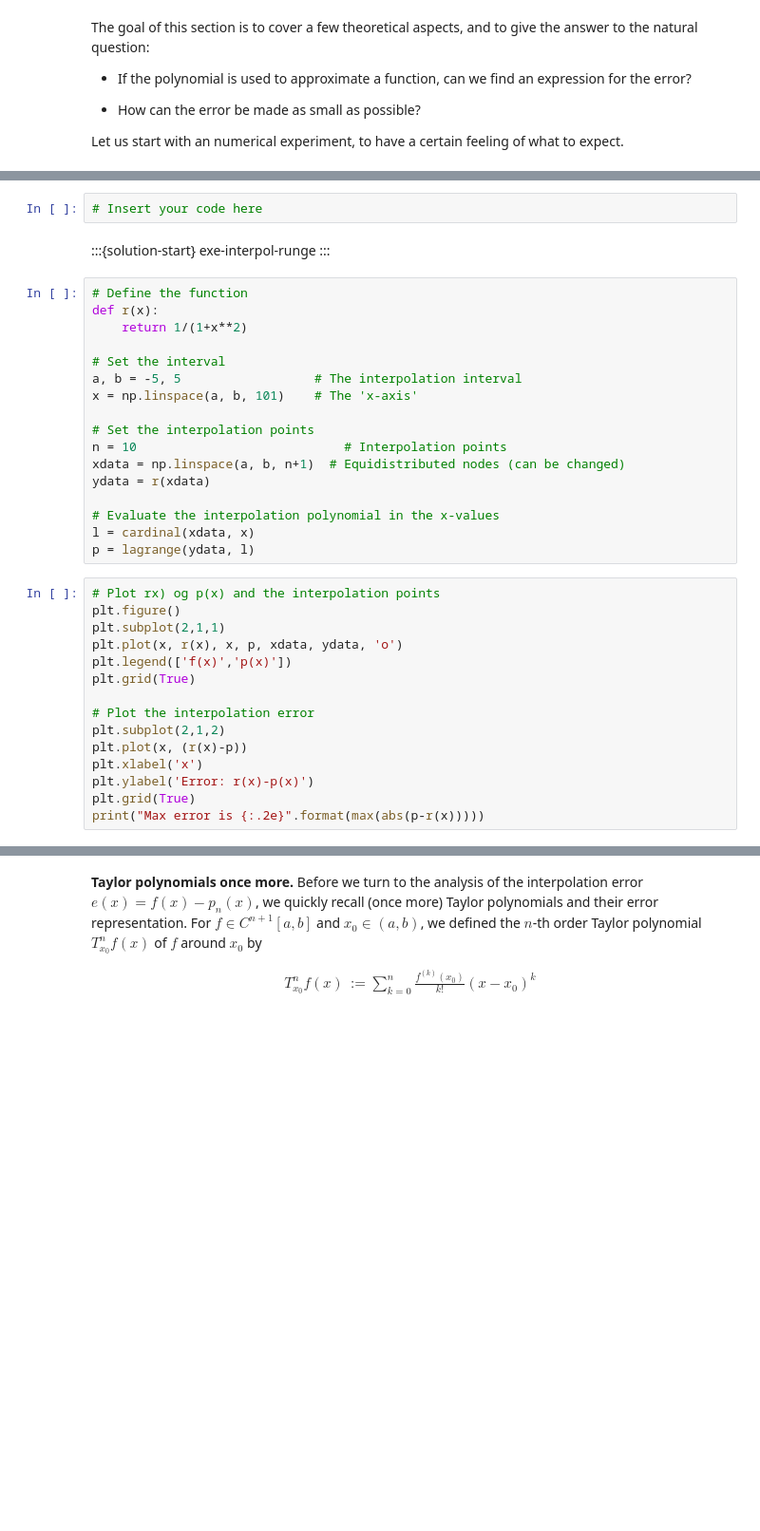
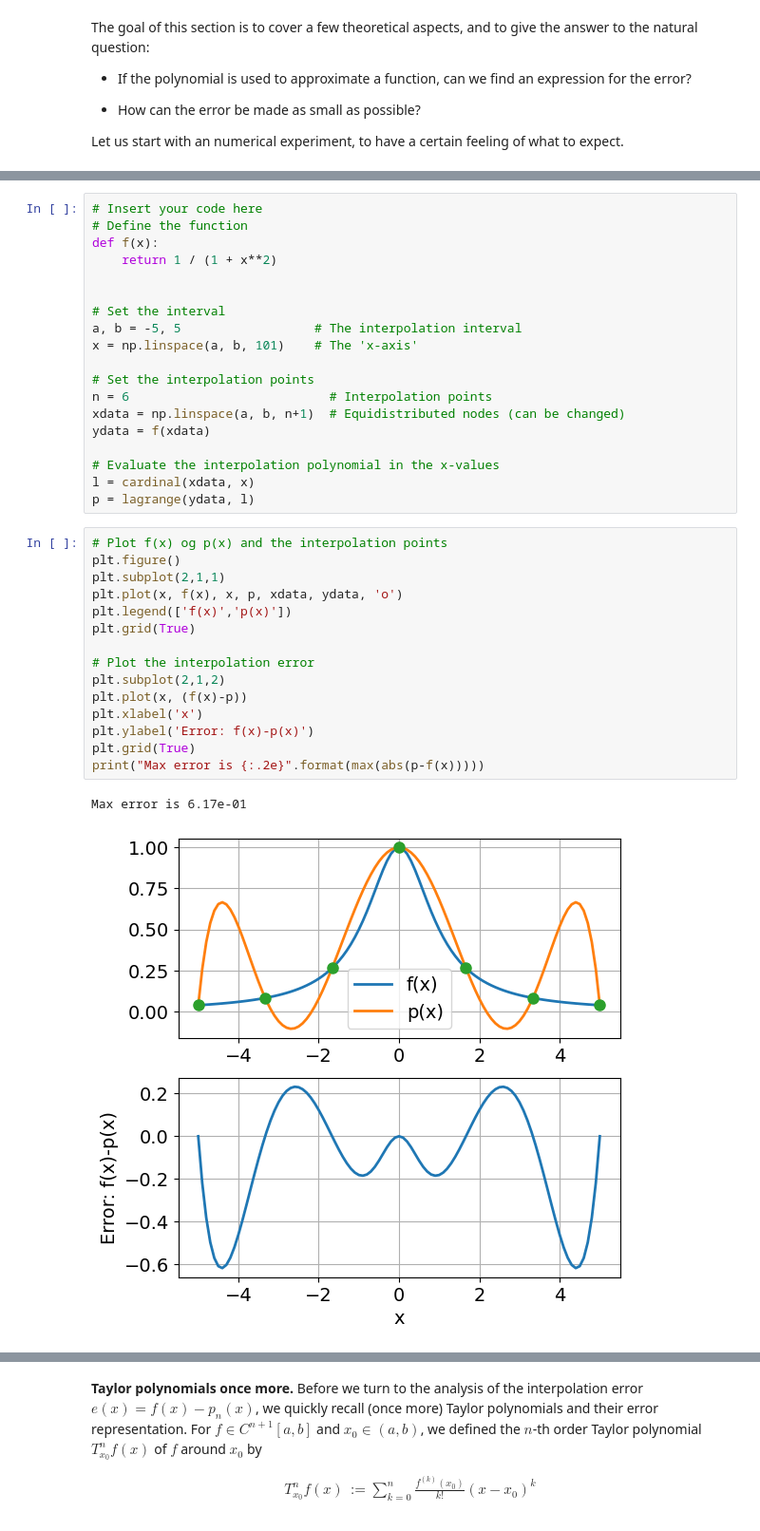
Before and after one commit to solniva/TMA4320_ScientificComputationNotes, a Jupyter notebook: chapter_interpolation/ErrorTheoryInterpolation.ipynb, the cells around one changed output, grey strips where cells are left out. Shown: that part at 95% size. Saved outputs shown, nothing was run; the diff lists cells and outputs as text; blank space fills up the shorter version.

Commit message:
lest ferdig om interpolasjon

```diff
--- a/chapter_interpolation/ErrorTheoryInterpolation.ipynb
+++ b/chapter_interpolation/ErrorTheoryInterpolation.ipynb
@@ -120,40 +120,40 @@ Repeat the previous experiment with Runge's function
 $$
 f(x) = \frac{1}{1+x^2}, \qquad x\in [-5,5].
 $$
-# %%
-# Insert your code here
-# %% [markdown]
-:::{solution-start} exe-interpol-runge
-:::
 # %%
+# Insert your code here
 # Define the function
-def r(x):
-    return 1/(1+x**2)
+def f(x):
+    return 1 / (1 + x**2)
+
 
 # Set the interval
 a, b = -5, 5                  # The interpolation interval
 x = np.linspace(a, b, 101)    # The 'x-axis'
 
 # Set the interpolation points
-n = 10                            # Interpolation points
+n = 6                           # Interpolation points
 xdata = np.linspace(a, b, n+1)  # Equidistributed nodes (can be changed)
-ydata = r(xdata)
+ydata = f(xdata)
 
 # Evaluate the interpolation polynomial in the x-values
 l = cardinal(xdata, x)
 p = lagrange(ydata, l)
 # %%
-# Plot rx) og p(x) and the interpolation points
+# Plot f(x) og p(x) and the interpolation points
 plt.figure()
 plt.subplot(2,1,1)
-plt.plot(x, r(x), x, p, xdata, ydata, 'o')
+plt.plot(x, f(x), x, p, xdata, ydata, 'o')
 plt.legend(['f(x)','p(x)'])
 plt.grid(True)
 
 # Plot the interpolation error
 plt.subplot(2,1,2)
-plt.plot(x, (r(x)-p))
+plt.plot(x, (f(x)-p))
 plt.xlabel('x')
-plt.ylabel('Error: r(x)-p(x)')
+plt.ylabel('Error: f(x)-p(x)')
 plt.grid(True)
-print("Max error is {:.2e}".format(max(abs(p-r(x)))))
+print("Max error is {:.2e}".format(max(abs(p-f(x)))))
+# %% [output]
+Max error is 6.17e-01
+[figure, added]
```
Also changed, not shown: parts of 29 cells of this notebook.
